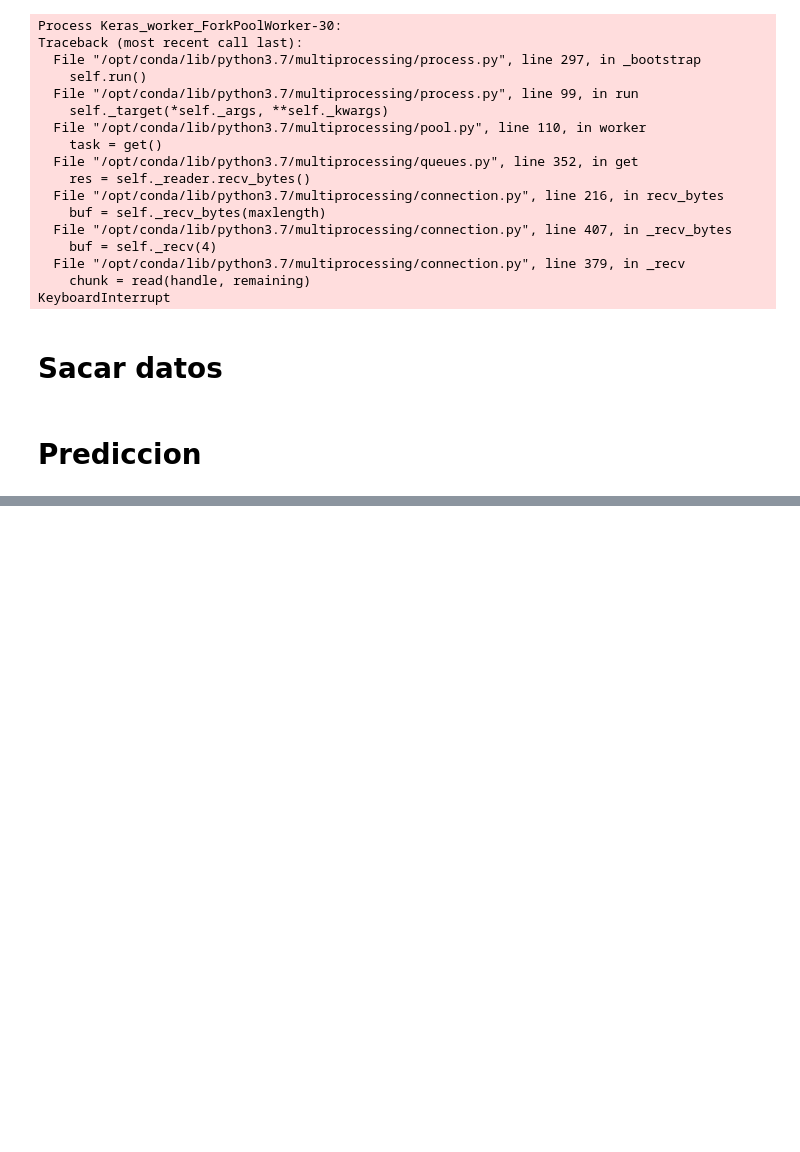
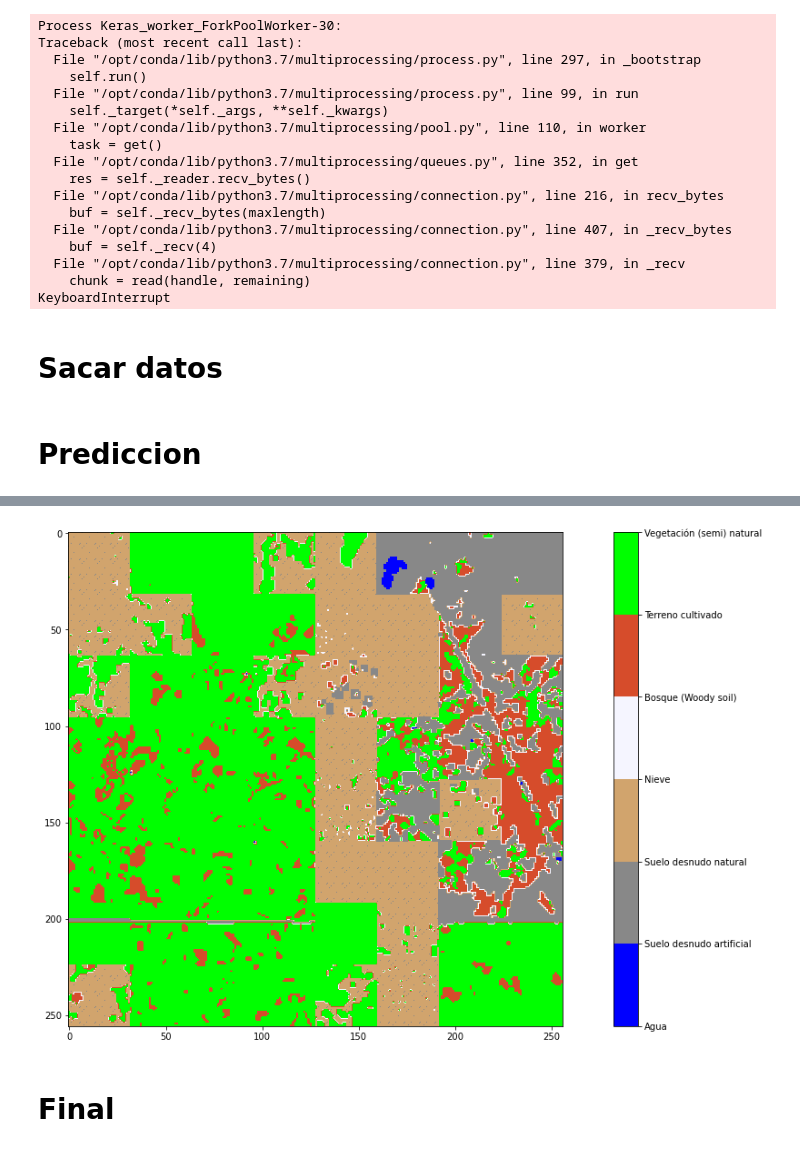
Before and after one commit to ggonzr/deep-learning-e2, a Jupyter notebook: notebook/modelo.ipynb, the cells around one changed output, grey strips where cells are left out. Saved outputs shown, nothing was run; the diff lists cells and outputs as text; code cells hidden in the pictures; blank space fills up the shorter version.

```diff
--- a/notebook/modelo.ipynb
+++ b/notebook/modelo.ipynb
@@ -545,0 +554,2 @@ test_df_export.to_json(f"{test_dir_path}images-meta.json")
+# %%
+meta_test_df = pd.read_json(meta_test)
@@ -545,0 +735,6 @@ test_df_export.to_json(f"{test_dir_path}images-meta.json")
+# %%
+# Máscara
+# Cargar la máscara inicial -> [clase, alto, ancho]
+true_chip_id = np_data_folders[99][1]
+true_mask_folder_path = get_label_mask_path_folder(chip_id=true_chip_id)
+true_mask_raster = load_mask_img(true_mask_folder_path)
@@ -545,0 +745,12 @@ test_df_export.to_json(f"{test_dir_path}images-meta.json")
+# %%
+fig, ax = plt.subplots()
+img = ax.imshow(true_mask_raster, cmap=cmap, norm=norm)
+cbar = plt.colorbar(img, ax=ax)
+cbar.set_ticks(boundaries)
+cbar.set_ticklabels(meaning)
+cbar.config_axis
+plt.show()
+# %% [output]
+[figure, added]
+# %% [markdown]
+# Final
```
Also changed, not shown: parts of 24 cells of this notebook.
